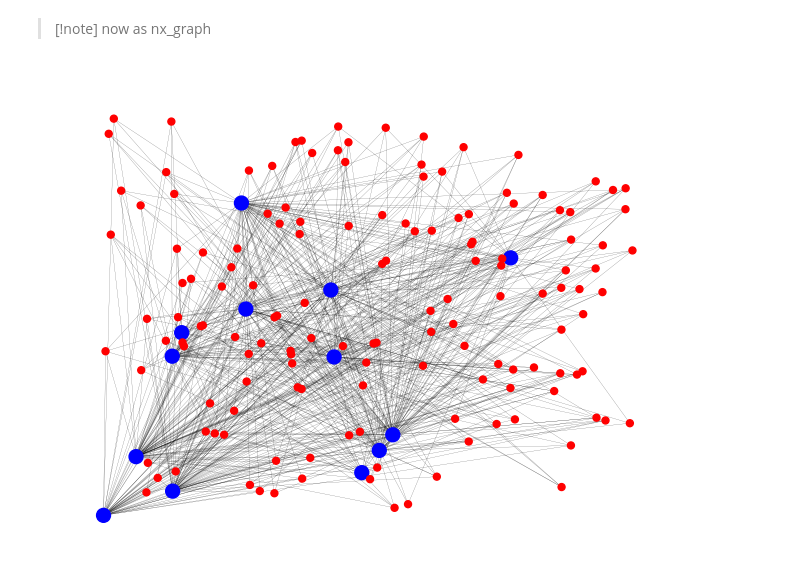
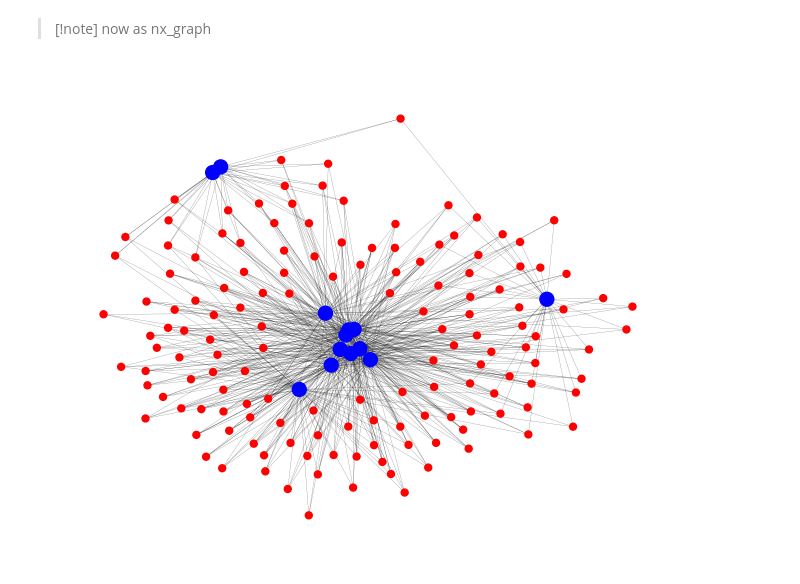
Before and after one commit to badw/reactit, a Jupyter notebook: examples/reactit.ipynb, the cells around one changed output. Cells and saved outputs as stored; diff of their text form; code cells hidden in the pictures.

```diff
--- a/examples/reactit.ipynb
+++ b/examples/reactit.ipynb
@@ -68,18 +68,18 @@ pymatgen_reactions[0]
 # %%
 graph = rg.to_networkx_graph()
 
 import networkx as nx
 
 node_colours= []
 node_sizes = []
 for node in list(graph.nodes):
     if isinstance(node,int):
         node_colours.append('red')
         node_sizes.append(25)
     else:
         node_colours.append('blue')
         node_sizes.append(100)
 
-nx.draw_random(graph,node_color=node_colours,node_size=node_sizes,width=0.1)
+nx.draw(graph,node_color=node_colours,node_size=node_sizes,width=0.1)
 # %% [output]
-[figure, old version]
+[figure, new version]
```
